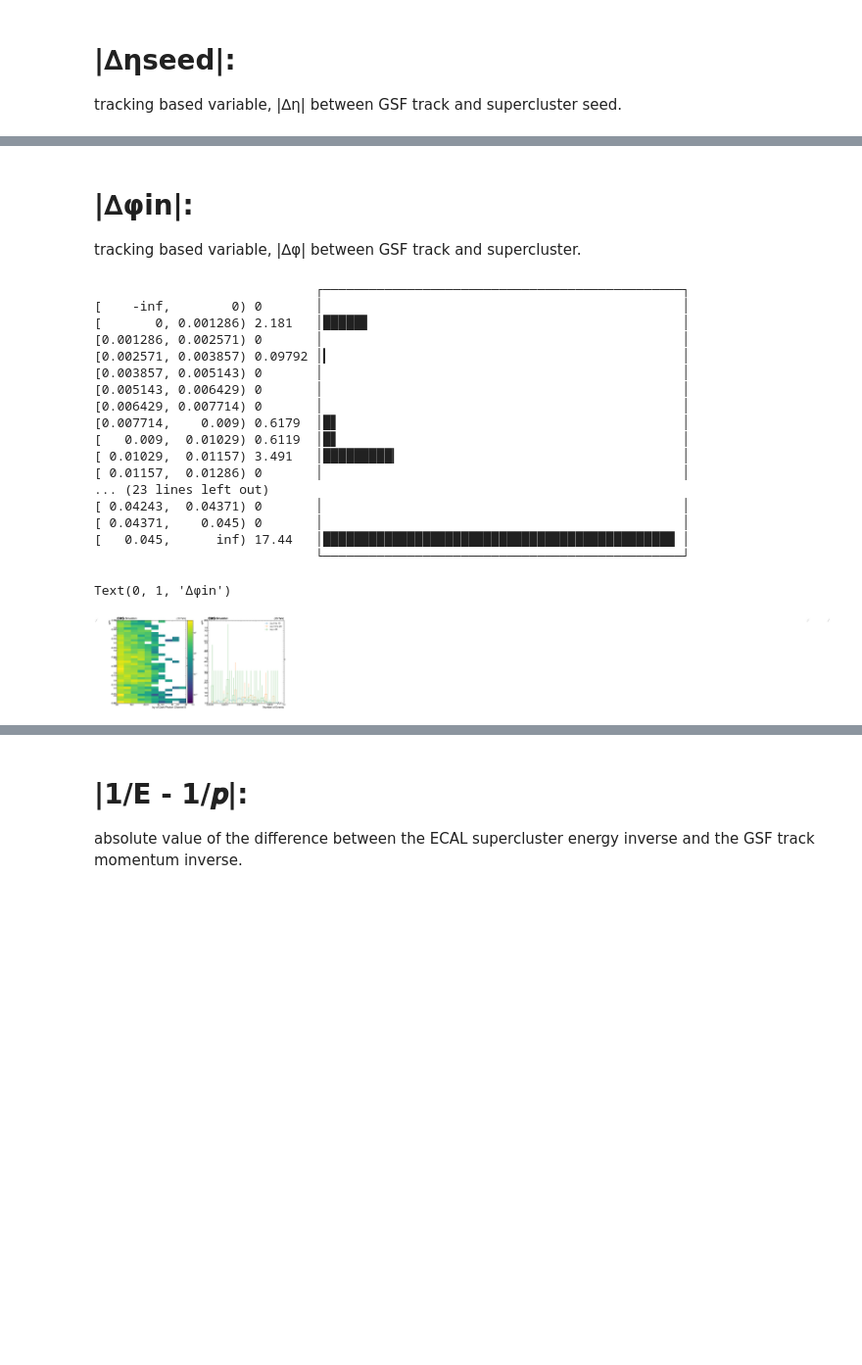
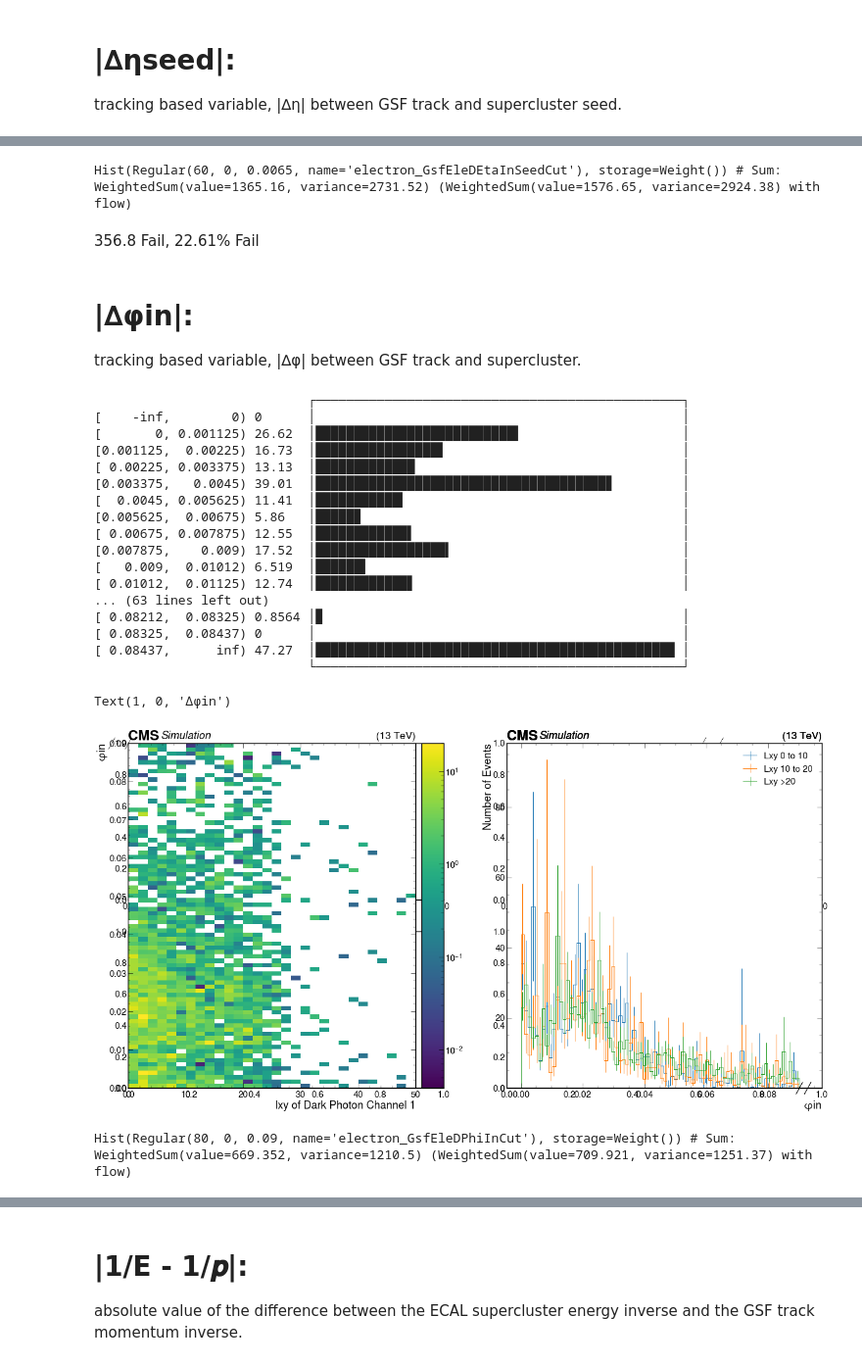
Before and after one commit to m251890/SIDM, a Jupyter notebook: sidm/studies/GSF_electrons_profiles.ipynb, the cells around one changed output, grey strips where cells are left out. Shown at 98% size. Drawn from its saved outputs; the diff is of its cells as text; code cells hidden in the pictures; blank space fills up the shorter version.

```diff
--- a/sidm/studies/GSF_electrons_profiles.ipynb
+++ b/sidm/studies/GSF_electrons_profiles.ipynb
@@ -64,20 +65,20 @@ tracking based variable, |∆η| between GSF track and supercluster seed.
 plt.subplots(2, 2, figsize=(30,15))
 plt.subplot(1, 2, 1)
 for sample in samples:
-    utilities.plot(hists["electron_GsfEleDEtaInSeedCut2d"][channels[0], :, :], label = sample, norm=mpl.colors.LogNorm())
+    utilities.plot(hists["electron_GsfEleDEtaInSeedCut2d"][channels[1], :, :], label = sample, norm=mpl.colors.LogNorm())
 plt.xlabel("lxy of Dark Photon Channel 0")
 plt.ylabel("Δηseed")
 plt.xlim(0,50)
 plt.subplot(1, 2, 2)
 for sample in samples:
          hists = out[sample]["hists"]
-utilities.plot(hists["electron_GsfEleDEtaInSeedCut2d"][channels[1],slice(0, 3, sum),:], label = "Lxy 0 to 10",density=True)
-utilities.plot(hists["electron_GsfEleDEtaInSeedCut2d"][channels[1],slice(3,5, sum),:], label = "Lxy 10 to 20",density=True)
-utilities.plot(hists["electron_GsfEleDEtaInSeedCut2d"][channels[1],slice(5,101, sum),:], label = "Lxy >20" ,density=True)
+utilities.plot(hists["electron_GsfEleDEtaInSeedCut2d"][channels[1],slice(0, 3, sum),:], label = "Lxy 0 to 10",density=True,flow='none')
+utilities.plot(hists["electron_GsfEleDEtaInSeedCut2d"][channels[1],slice(3,5, sum),:], label = "Lxy 10 to 20",density=True,flow='none')
+utilities.plot(hists["electron_GsfEleDEtaInSeedCut2d"][channels[1],slice(5,101, sum),:], label = "Lxy >20" ,density=True,flow='none')
 plt.legend()
-print(hists["electron_GsfEleDEtaInSeedCut2d"][channels[1],slice(3, 101, sum),:])
-plt.xlabel("Number of Events")
-plt.ylabel("Δηseed")
+print(hists["electron_GsfEleDEtaInSeedCut2d"][channels[1],slice(0, 3, sum),:34])
+plt.ylabel("Number of Events")
+plt.xlabel("Δηseed")
 # %% [output]
                              ┌───────────────────────────────────────────────┐
 [     -inf,         0) 0     │                                               │
@@ -101,3 +102,9 @@ Text(0, 1, 'Δηseed')
+# %%
+(hists["electron_GsfEleDEtaInSeedCut2d"][channels[1],slice(0, 3, sum),:])
+# %% [output]
+Hist(Regular(60, 0, 0.0065, name='electron_GsfEleDEtaInSeedCut'), storage=Weight()) # Sum: WeightedSum(value=1365.16, variance=2731.52) (WeightedSum(value=1576.65, variance=2924.38) with flow)
+# %% [markdown]
+356.8 Fail, 22.61% Fail
 # %% [markdown]
 # |∆φin|:
 
@@ -105,40 +112,44 @@ tracking based variable, |∆φ| between GSF track and supercluster.
 # %%
  for sample in samples:
     hists = out[sample]["hists"]
 plt.subplots(2, 2, figsize=(30,15))
 plt.subplot(1, 2, 1)
 for sample in samples:
     utilities.plot(hists["electron_GsfEleDPhiInCut2d"][channels[1], :, :], label = sample, norm=mpl.colors.LogNorm())
-plt.xlabel("lxy of Dark Photon Channel 0")
+plt.xlabel("lxy of Dark Photon Channel 1")
 plt.ylabel("∆φin")
 plt.xlim(0,50)
 plt.subplot(1, 2, 2)
 for sample in samples:
          hists = out[sample]["hists"]
-utilities.plot(hists["electron_GsfEleDPhiInCut2d"][channels[0],slice(0, 3, sum),:], label = "Lxy 0 to 10",density=True)
-utilities.plot(hists["electron_GsfEleDPhiInCut2d"][channels[0],slice(3,5, sum),:], label = "Lxy 10 to 20",density=True)
-utilities.plot(hists["electron_GsfEleDPhiInCut2d"][channels[0],slice(5,101, sum),:], label = "Lxy >20" ,density=True)
+utilities.plot(hists["electron_GsfEleDPhiInCut2d"][channels[1],slice(0, 3, sum),:], label = "Lxy 0 to 10",density=True)
+utilities.plot(hists["electron_GsfEleDPhiInCut2d"][channels[1],slice(3,5, sum),:], label = "Lxy 10 to 20",density=True)
+utilities.plot(hists["electron_GsfEleDPhiInCut2d"][channels[1],slice(5,101, sum),:], label = "Lxy >20" ,density=True)
 plt.legend()
-print(hists["electron_GsfEleDPhiInCut2d"][channels[0],slice(3, 101, sum),:])
-plt.xlabel("Number of Events")
-plt.ylabel("∆φin")
+print(hists["electron_GsfEleDPhiInCut2d"][channels[1],slice(0, 3, sum),:75])
+plt.ylabel("Number of Events")
+plt.xlabel("∆φin")
 # %% [output]
-                             ┌───────────────────────────────────────────────┐
-[    -inf,        0) 0       │                                               │
-[       0, 0.001286) 2.181   │█████▊                                         │
-[0.001286, 0.002571) 0       │                                               │
-[0.002571, 0.003857) 0.09792 │▎                                              │
-[0.003857, 0.005143) 0       │                                               │
-[0.005143, 0.006429) 0       │                                               │
-[0.006429, 0.007714) 0       │                                               │
-[0.007714,    0.009) 0.6179  │█▋                                             │
-[   0.009,  0.01029) 0.6119  │█▋                                             │
-[ 0.01029,  0.01157) 3.491   │█████████▎                                     │
-[ 0.01157,  0.01286) 0       │                                               │
-... (23 lines left out)
-[ 0.04243,  0.04371) 0       │                                               │
-[ 0.04371,    0.045) 0       │                                               │
-[   0.045,      inf) 17.44   │██████████████████████████████████████████████ │
-                             └───────────────────────────────────────────────┘
+                            ┌────────────────────────────────────────────────┐
+[    -inf,        0) 0      │                                                │
+[       0, 0.001125) 26.62  │██████████████████████████▌                     │
+[0.001125,  0.00225) 16.73  │████████████████▋                               │
+[ 0.00225, 0.003375) 13.13  │█████████████                                   │
+[0.003375,   0.0045) 39.01  │██████████████████████████████████████▊         │
+[  0.0045, 0.005625) 11.41  │███████████▍                                    │
+[0.005625,  0.00675) 5.86   │█████▉                                          │
+[ 0.00675, 0.007875) 12.55  │████████████▌                                   │
+[0.007875,    0.009) 17.52  │█████████████████▍                              │
+[   0.009,  0.01012) 6.519  │██████▌                                         │
+[ 0.01012,  0.01125) 12.74  │████████████▋                                   │
+... (63 lines left out)
+[ 0.08212,  0.08325) 0.8564 │▉                                               │
+[ 0.08325,  0.08437) 0      │                                                │
+[ 0.08437,      inf) 47.27  │███████████████████████████████████████████████ │
+                            └────────────────────────────────────────────────┘
-Text(0, 1, '∆φin')
+Text(1, 0, '∆φin')
-[figure, old version]
+[figure, new version]
+# %%
+(hists["electron_GsfEleDPhiInCut2d"][channels[1],slice(0, 3, sum),:])
+# %% [output]
+Hist(Regular(80, 0, 0.09, name='electron_GsfEleDPhiInCut'), storage=Weight()) # Sum: WeightedSum(value=669.352, variance=1210.5) (WeightedSum(value=709.921, variance=1251.37) with flow)
```
Also changed, not shown: parts of 29 cells of this notebook, 2 other files.
